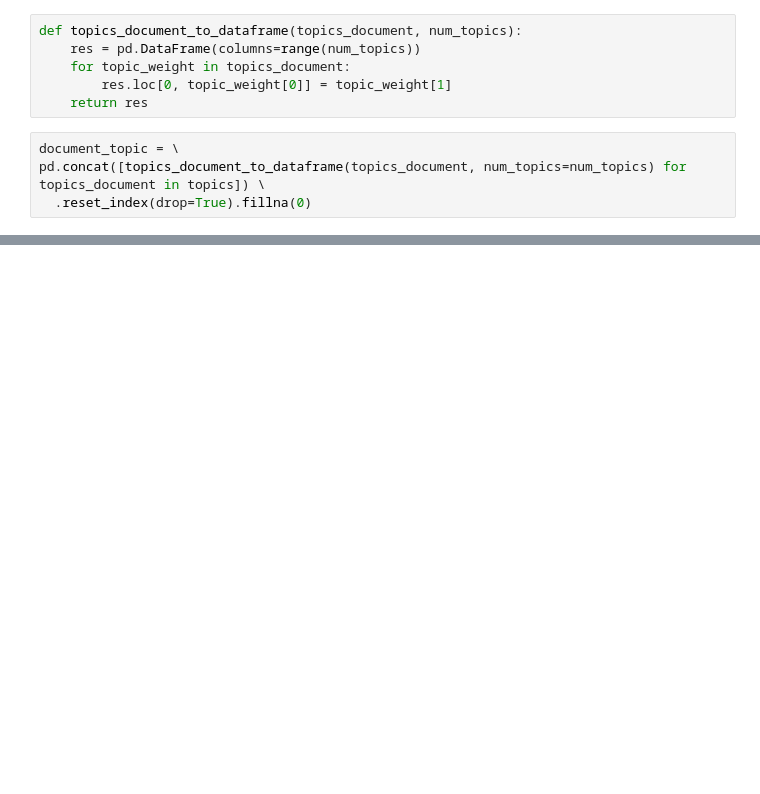
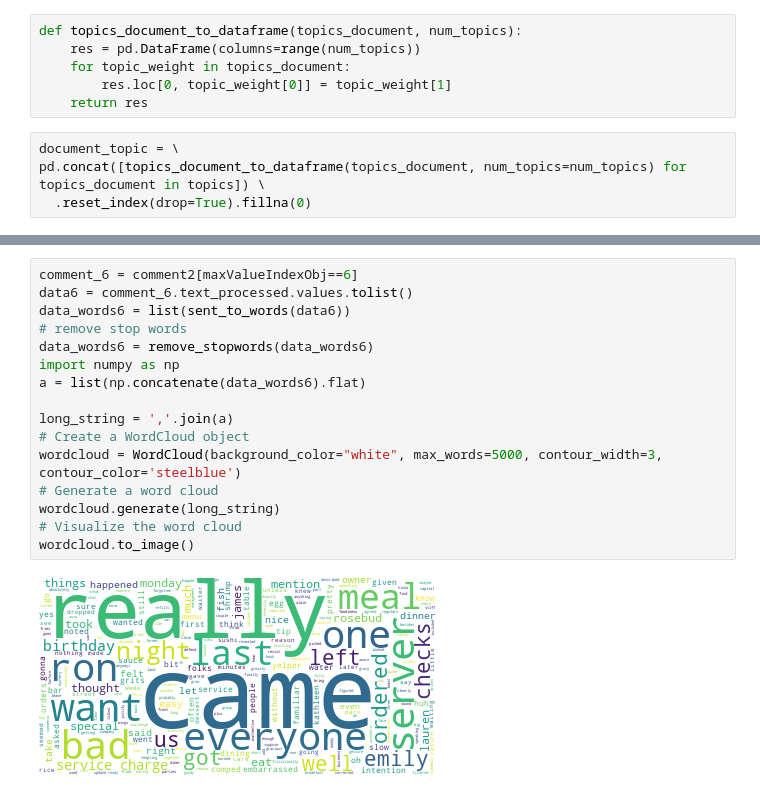
Before and after one commit to hanweny/YelpRecSYS, a Jupyter notebook: proportion.ipynb, the cells around one changed output, grey strips where cells are left out. Saved outputs shown, nothing was run; the diff lists cells and outputs as text; blank space fills up the shorter version.

```diff
--- a/proportion.ipynb
+++ b/proportion.ipynb
@@ -136,0 +249,18 @@ document_topic.head()
+# %%
+comment_6 = comment2[maxValueIndexObj==6]
+data6 = comment_6.text_processed.values.tolist()
+data_words6 = list(sent_to_words(data6))
+# remove stop words
+data_words6 = remove_stopwords(data_words6)
+import numpy as np
+a = list(np.concatenate(data_words6).flat)
+
+long_string = ','.join(a)
+# Create a WordCloud object
+wordcloud = WordCloud(background_color="white", max_words=5000, contour_width=3, contour_color='steelblue')
+# Generate a word cloud
+wordcloud.generate(long_string)
+# Visualize the word cloud
+wordcloud.to_image()
+# %% [output]
+[figure, added]
```
Also changed, not shown: parts of 12 cells of this notebook.
